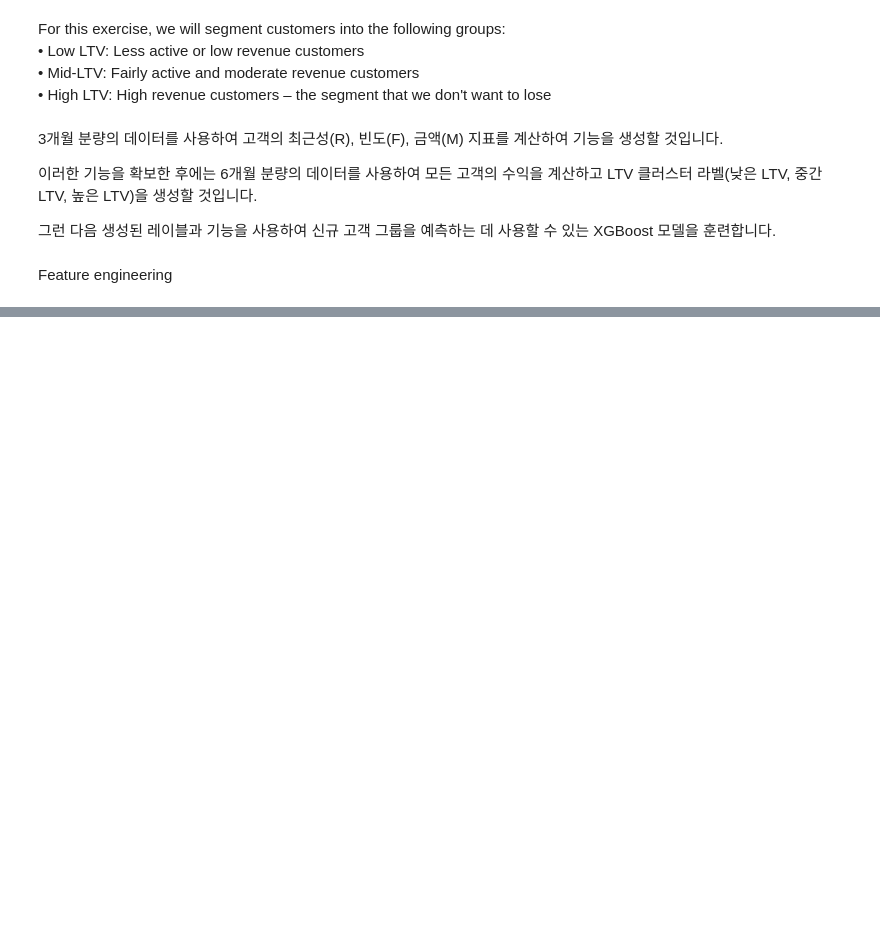
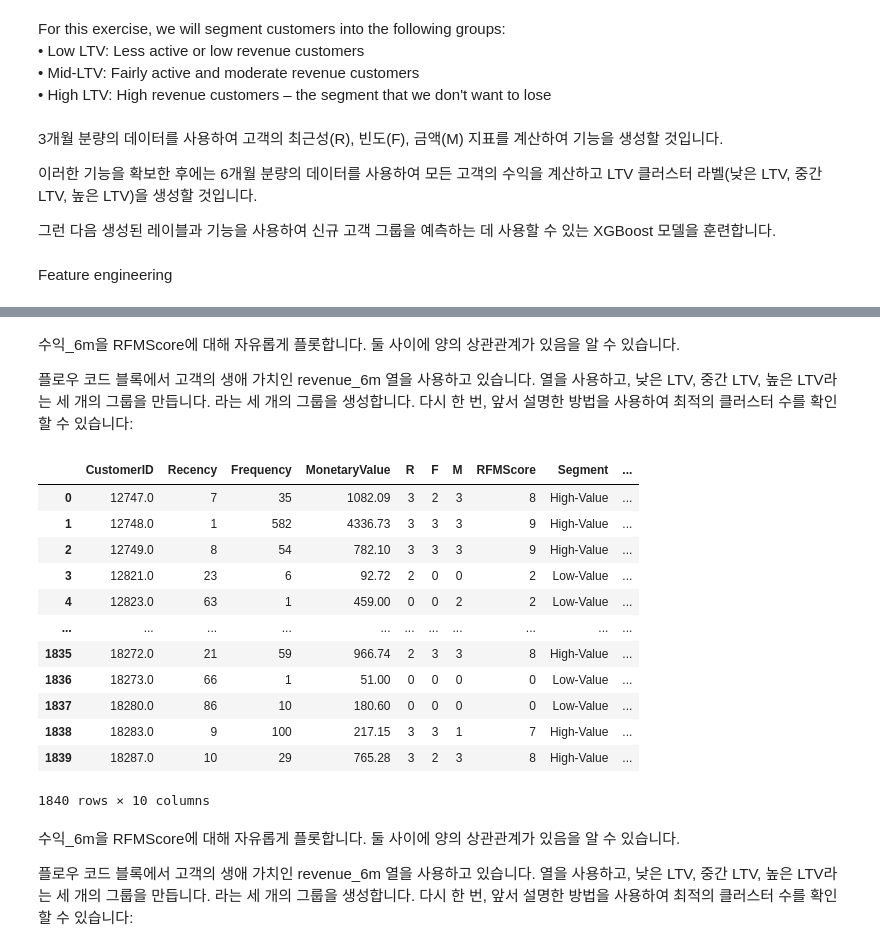
Before and after one commit to sguys99/feast_study, a Jupyter notebook: book/ch01.ipynb, the cells around one changed output, grey strips where cells are left out. Drawn from its saved outputs; the diff is of its cells as text; code cells hidden in the pictures; blank space fills up the shorter version.

```diff
--- a/book/ch01.ipynb
+++ b/book/ch01.ipynb
@@ -106,0 +318,32 @@ Feature engineering
+# %% [markdown]
+수익_6m을 RFMScore에 대해 자유롭게 플롯합니다. 둘 사이에 양의 상관관계가 있음을 알 수 있습니다.
+
+플로우 코드 블록에서 고객의 생애 가치인 revenue_6m 열을 사용하고 있습니다. 열을 사용하고, 낮은 LTV, 중간 LTV, 높은 LTV라는 세 개의 그룹을 만듭니다. 라는 세 개의 그룹을 생성합니다. 다시 한 번, 앞서 설명한 방법을 사용하여 최적의 클러스터 수를 확인할 수 있습니다:
+# %%
+uk_data_6m['revenue'] = uk_data_6m['UnitPrice'] * uk_data_6m['Quantity']
+revenue_6m = uk_data_6m.groupby(['CustomerID']).agg({
+        'revenue': 'sum'})
+revenue_6m.rename(columns={'revenue': 'Revenue_6m'}, inplace=True)
+# %%
+revenue_6m = revenue_6m.reset_index()
+# %%
+merged_data = pd.merge(rfm_data, revenue_6m, how="left")
+merged_data.fillna(0)
+# %% [output]
+|  | CustomerID | Recency | Frequency | MonetaryValue | R | F | M | RFMScore | Segment | ... |
+| 0 | 12747.0 | 7 | 35 | 1082.09 | 3 | 2 | 3 | 8 | High-Value | ... |
+| 1 | 12748.0 | 1 | 582 | 4336.73 | 3 | 3 | 3 | 9 | High-Value | ... |
+| 2 | 12749.0 | 8 | 54 | 782.10 | 3 | 3 | 3 | 9 | High-Value | ... |
+| 3 | 12821.0 | 23 | 6 | 92.72 | 2 | 0 | 0 | 2 | Low-Value | ... |
+| 4 | 12823.0 | 63 | 1 | 459.00 | 0 | 0 | 2 | 2 | Low-Value | ... |
+| ... | ... | ... | ... | ... | ... | ... | ... | ... | ... | ... |
+| 1835 | 18272.0 | 21 | 59 | 966.74 | 2 | 3 | 3 | 8 | High-Value | ... |
+| 1836 | 18273.0 | 66 | 1 | 51.00 | 0 | 0 | 0 | 0 | Low-Value | ... |
+| 1837 | 18280.0 | 86 | 10 | 180.60 | 0 | 0 | 0 | 0 | Low-Value | ... |
+| 1838 | 18283.0 | 9 | 100 | 217.15 | 3 | 3 | 1 | 7 | High-Value | ... |
+| 1839 | 18287.0 | 10 | 29 | 765.28 | 3 | 2 | 3 | 8 | High-Value | ... |
+1840 rows × 10 columns
+# %% [markdown]
+수익_6m을 RFMScore에 대해 자유롭게 플롯합니다. 둘 사이에 양의 상관관계가 있음을 알 수 있습니다.
+
+플로우 코드 블록에서 고객의 생애 가치인 revenue_6m 열을 사용하고 있습니다. 열을 사용하고, 낮은 LTV, 중간 LTV, 높은 LTV라는 세 개의 그룹을 만듭니다. 라는 세 개의 그룹을 생성합니다. 다시 한 번, 앞서 설명한 방법을 사용하여 최적의 클러스터 수를 확인할 수 있습니다:
```
Also changed, not shown: parts of 43 cells of this notebook.
